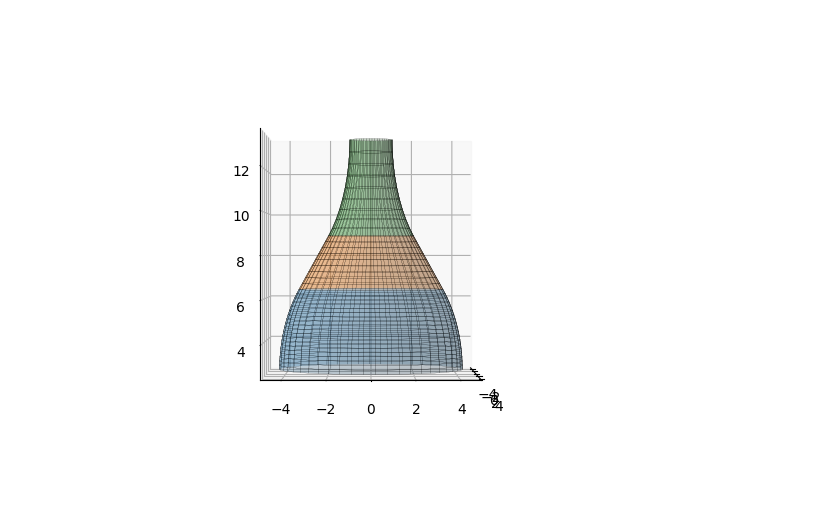
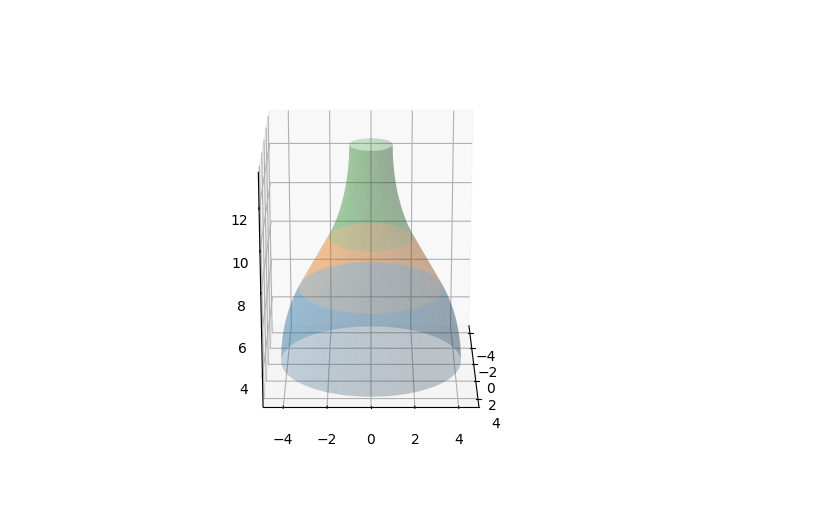
Before and after one commit to RosieSB/crochet-maths, a Jupyter notebook: klein-pattern.ipynb, the cells around one changed output. Drawn from its saved outputs; the diff is of its cells as text; code cells hidden in the pictures.

```diff
--- a/klein-pattern.ipynb
+++ b/klein-pattern.ipynb
@@ -1,10 +1,9 @@
 # %%
 import numpy as np
 import matplotlib.pyplot as plt
-
 from matplotlib import cm
 %matplotlib ipympl
-
+from tabulate import tabulate
 
 #Rounding
 dp = 2
@@ -51,7 +50,7 @@ t = np.array([
 
 #for j in range(len(t)-1):
 #    ut[j] = int(np.max(np.argwhere(u<t[j+1])))
-n=10
+n=100
 
 usplit = [np.linspace(t[0], t[1], n),
           np.linspace(t[1], t[2], 2*n),
@@ -86,7 +85,7 @@ x = gamma[0] + r*(N[0]*np.cos(v)+B[0]*np.sin(v))
 y = gamma[1] + r*(N[1]*np.cos(v)+B[1]*np.sin(v))
 z = gamma[2] + r*(N[2]*np.cos(v)+B[2]*np.sin(v))
 
-#ax.plot_surface(x, y, z, edgecolor = 'black', linewidth = .1, alpha = .25)
+#ax.plot_surface(x, y, z, edgecolor = 'none', linewidth = .1, alpha = .25)
 
 
 #Bottle canal 1
@@ -101,7 +100,7 @@ x = gamma[0] - r1*r1dot*T[0] + r1*np.sqrt(1-(r1dot)**2)*(N[0]*np.cos(v)+B[0]*np.
 y = gamma[1] - r1*r1dot*T[1] + r1*np.sqrt(1-(r1dot)**2)*(N[1]*np.cos(v)+B[1]*np.sin(v))
 z = gamma[2] - r1*r1dot*T[2] + r1*np.sqrt(1-(r1dot)**2)*(N[2]*np.cos(v)+B[2]*np.sin(v))
 
-ax.plot_surface(x, y, z, edgecolor = 'black', linewidth = .1, alpha = .25)
+ax.plot_surface(x, y, z, edgecolor = 'none', linewidth = .1, alpha = .25)
 
 
 #Bottle canal 2
@@ -116,7 +115,7 @@ x = gamma[0] - r2*r2dot*T[0] + r2*np.sqrt(1-(r2dot)**2)*(N[0]*np.cos(v)+B[0]*np.
 y = gamma[1] - r2*r2dot*T[1] + r2*np.sqrt(1-(r2dot)**2)*(N[1]*np.cos(v)+B[1]*np.sin(v))
 z = gamma[2] - r2*r2dot*T[2] + r2*np.sqrt(1-(r2dot)**2)*(N[2]*np.cos(v)+B[2]*np.sin(v))
 
-ax.plot_surface(x, y, z, edgecolor = 'black', linewidth = .1, alpha = .25)
+ax.plot_surface(x, y, z, edgecolor = 'none', linewidth = .1, alpha = .25)
 
 
 
@@ -132,7 +131,7 @@ x = gamma[0] - r3*r3dot*T[0] + r3*np.sqrt(1-(r3dot)**2)*(N[0]*np.cos(v)+B[0]*np.
 y = gamma[1] - r3*r3dot*T[1] + r3*np.sqrt(1-(r3dot)**2)*(N[1]*np.cos(v)+B[1]*np.sin(v))
 z = gamma[2] - r3*r3dot*T[2] + r3*np.sqrt(1-(r3dot)**2)*(N[2]*np.cos(v)+B[2]*np.sin(v))
 
-ax.plot_surface(x, y, z, edgecolor = 'black', linewidth = .1, alpha = .25)
+ax.plot_surface(x, y, z, edgecolor = 'none', linewidth = .1, alpha = .25)
 
 #Handle 4
 u = usplit[4]
@@ -170,32 +169,96 @@ gamma = (0, b+b*np.cos(np.pi-theta+(u-t[6])/b), d+b*np.sin(np.pi-theta+(u-t[6])/
 T = (0,-np.sin(np.pi-theta+(u-t[6])/b),np.cos(np.pi-theta+(u-t[6])/b))
 N = (0,np.cos(np.pi-theta+(u-t[6])/b),np.sin(np.pi-theta+(u-t[6])/b))
 v = np.linspace(0,2*np.pi,100)
 u, v = np.meshgrid(u, v)
 x = gamma[0] - r*rdot*T[0] + r*np.sqrt(1-(rdot)**2)*(N[0]*np.cos(v)+B[0]*np.sin(v))
 y = gamma[1] - r*rdot*T[1] + r*np.sqrt(1-(rdot)**2)*(N[1]*np.cos(v)+B[1]*np.sin(v))
 z = gamma[2] - r*rdot*T[2] + r*np.sqrt(1-(rdot)**2)*(N[2]*np.cos(v)+B[2]*np.sin(v))
 
 #ax.plot_surface(x, y, z, edgecolor = 'black', linewidth = .1, alpha = .25)
 
 #Base 7
 u = usplit[7]
 r = (p+e)/2-((e-p)/2)*np.sqrt(1-((u-u[0])/d)**2)
 gamma = (0,0,H+d+a*(np.pi+theta)+magPQ+b*theta-u)
 T = (0,0,-1)
 N = (0,-1,0)
 v = np.linspace(0,2*np.pi,100)
 u, v = np.meshgrid(u, v)
 x = gamma[0] + r*(N[0]*np.cos(v)+B[0]*np.sin(v))
 y = gamma[1] + r*(N[1]*np.cos(v)+B[1]*np.sin(v))
 z = gamma[2] + r*(N[2]*np.cos(v)+B[2]*np.sin(v))
 
 #ax.plot_surface(x, y, z, edgecolor = 'black', linewidth = .1, alpha = .25)
 
 
 ax.set_aspect('equal')
-ax.view_init(elev=0, azim=0, roll=0)
+ax.view_init(elev=20, azim=0, roll=0)
 
 
 plt.show()
+
+
+#Pattern
+
+u = np.concatenate([usplit[1][1:],usplit[2][1:],usplit[3][1:]])
+r = np.concatenate([r1[1:],r2[1:],r3[1:]])
+rdot = np.concatenate([r1dot[1:],r2dot[1:],r3dot[1:]])
+rddot = np.concatenate([r1ddot[1:],r2ddot[1:],r3ddot[1:]])
+l = len(u)
+z = np.zeros(l)
+z = u-r*rdot
+E = (1-r*rddot-rdot**2)**2 + (rdot**2*(1-rdot**2-r*rddot)**2)/(1-rdot**2)
+G = r**2*(1-rdot**2)
+sqrtE = np.sqrt(E)
+sqrtG = np.sqrt(G)
+
+du = np.zeros(l)
+dz = np.zeros(l)
+for j in range(1,l):
+    du[j] = u[j]-u[j-1]
+    dz[j] = z[j]-z[j-1]
+ds = sqrtE*du
+
+s = np.zeros(l)
+for j in range(1,l):
+    s[j] = s[j-1]+ds[j]
+
+#stitch dimensions
+w = .6
+h = .6
+
+row = [int(i/h) for i in s]
+
+#circumference
+C = 2*np.pi*sqrtG
+st_count = np.round(C/w)
+
+#Full table
+data = np.transpose([u,#r,rdot,rddot,
+                     z,#E,sqrtE,du,dz,ds,
+                     s,
+                     C,
+                     row,
+                     st_count])
+#table = tabulate(data,headers=['u','r','rdot','rddot','z','E','sqrtE','du','dz','ds','s','C','Row','st_count'],tablefmt='html')
+#display(table)
+
+
+index=[0]
+for j in range(1,l):
+    if row[j]>row[j-1]:
+        index = np.append(index,j)
+
+index = [int(i) for i in index]
+
+data = data[index]
+
+table = tabulate(data,headers=['u','z','s','Circumference','Row','Stitch count'],tablefmt='html')
+
+N = max(row)
+print('Number of rows: ',N)
+print('Stitch width: ',w)
+print('Stitch height: ',h)
+display(table)
 # %% [output]
-[figure, old version]
+[figure, new version]
```
Also changed, not shown: parts of 2 cells of this notebook, 20 other files.
